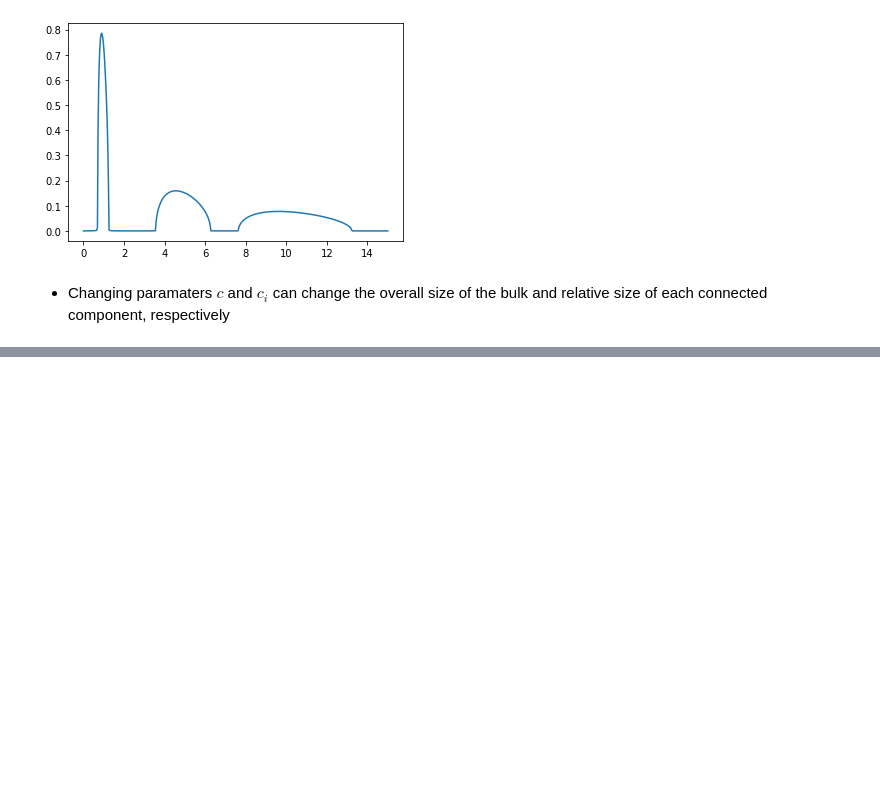
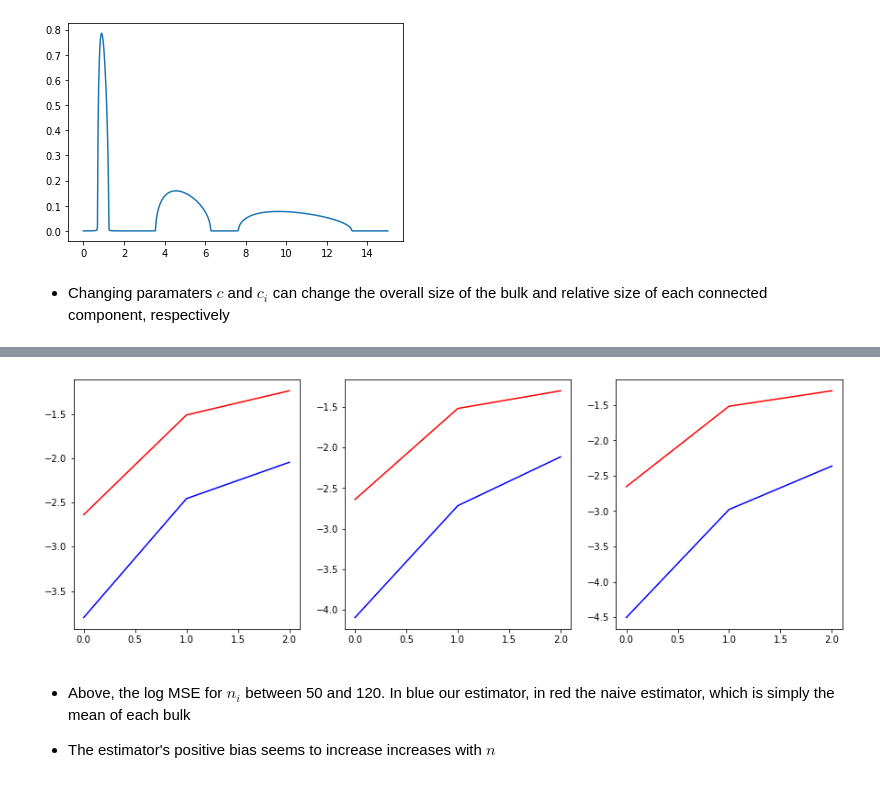
Before and after one commit to leonardocunha2107/TMA, a Jupyter notebook: tp2.ipynb, the cells around one changed output, grey strips where cells are left out. Cells and saved outputs as stored; diff of their text form; code cells hidden in the pictures; blank space fills up the shorter version.

```diff
--- a/tp2.ipynb
+++ b/tp2.ipynb
@@ -149,0 +225,41 @@ lims.append((t0,t1))
+# %%
+ci=50
+T,IT=10,10
+I=len(lambdas)
+ests=np.zeros((T,IT,I))
+naive_ests=np.zeros((T,IT,I))
+for t,Ni in tqdm(enumerate(np.linspace(50,120,T))):
+    Ni=int(Ni)
+    n=ci*Ni
+    N=Ni*I
+    l=lambdas[None,:].repeat(Ni,1).reshape(-1)
+    R=np.diag(l)
+    for it in range(IT):
+        X=(np.random.randn(N,n)+1j*np.random.randn(N,n))/np.sqrt(2)
+        Sigma=1/n*X.T.conjugate()@R@X
+        w=np.linalg.eigvalsh(Sigma,)
+        bulks=_bulks(w[w>1e-6])
+        assert len(bulks)==I
+        ests[t,it]=get_estimates(w)
+
+        ##naive estimate
+
+        for j,b in enumerate(bulks):
+            naive_ests[t,it,j]=sum(b)/len(b)
+# %%
+a=ests.mean(axis=1)*0.99-lambdas[None,:]
+var_a=ests.std(axis=1)**2
+b=naive_ests.mean(axis=1)-lambdas[None,:]
+var_b=ests.std(axis=1)**2
+fig,axs=plt.subplots(1,3,figsize=(15,5))
+for i,ax in enumerate(axs):
+    pa=np.log10(a[i]**2+var_a[i])
+    pb=np.log10(b[i]**2+var_b[i])
+    ax.plot(pa,c='b')
+    ax.plot(pb,c='r')
+# %% [output]
+[figure, added]
+# %% [markdown]
+- Above, the log MSE for $n_i$ between 50 and 120. In blue our estimator, in red the naive estimator, which is simply the mean of each bulk
+
+- The estimator's positive bias seems to increase increases with $n$
```
Also changed, not shown: parts of 9 cells of this notebook.
